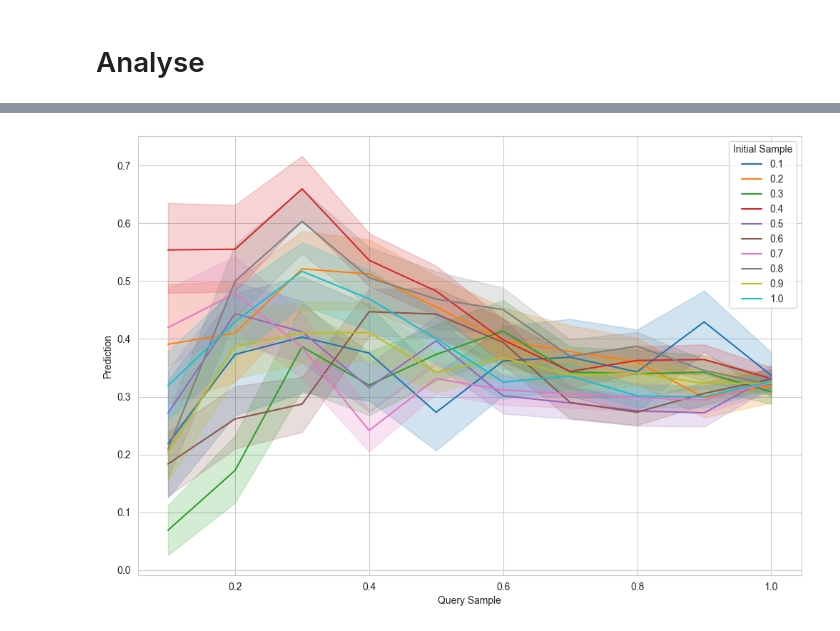
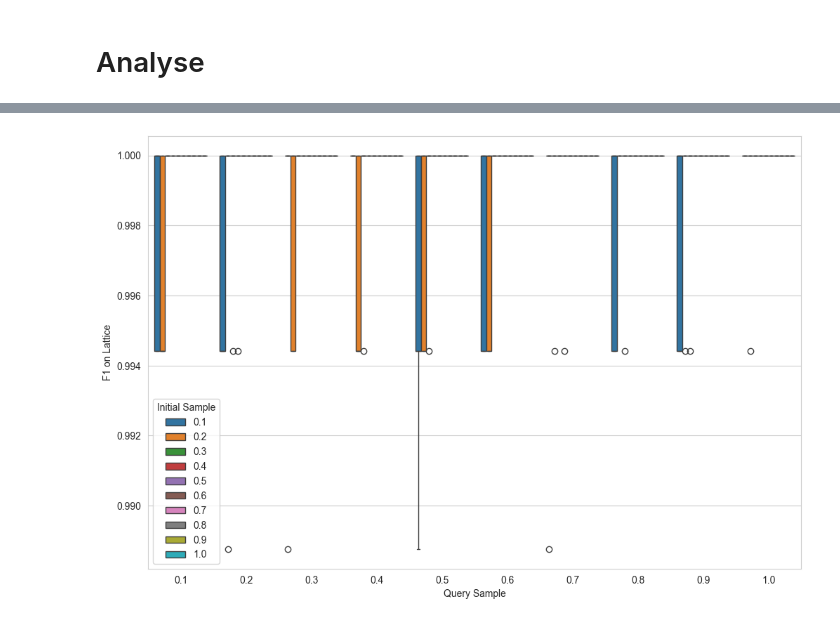
Before and after one commit to patrickmarcel/rankInsightGeneration, a Jupyter notebook: visu-results.ipynb, the cells around one changed output, grey strips where cells are left out. Saved outputs shown, nothing was run; the diff lists cells and outputs as text; code cells hidden in the pictures.

Commit message:
Results on cumulative (Error and recall@10)

```diff
--- a/visu-results.ipynb
+++ b/visu-results.ipynb
@@ -5,7 +5,7 @@ import pandas as pd
 import seaborn as sns
 from matplotlib import pyplot as plt
 # %%
-data = pd.read_csv("results/error_29-11-24:18:52:08.csv", index_col=0)
+data = pd.read_csv("results/f1-r@k_02-12-24:14:40:02.csv", index_col=0)
 #data = pd.read_csv("results/f1-r@k_29-11-24:18:52:08.csv", index_col=0)
 data['Initial Sample'] = data['Initial Sample'].astype(str)
 # %%
@@ -42,13 +42,13 @@ sns.heatmap(pivot, vmin=0, vmax=0.2)
 # %%
 a4_dims = (12, 8)
 fig, ax = plt.subplots(figsize=a4_dims)
 x="Query Sample"
-y="Prediction"
+y="F1 on Lattice"
 hue="Initial Sample"
-plot=sns.lineplot(ax=ax,data=data,x=x,y=y,hue=hue,)
-#sns.boxplot(ax=ax,data=data, x="Query Sample", y="Prediction", hue="Initial Sample",)
+#plot=sns.lineplot(ax=ax,data=data,x=x,y=y,hue=hue,)
+plot=sns.boxplot(ax=ax,data=data, x=x, y=y, hue=hue,)
 # %% [output]
-[figure, old version]
+[figure, new version]
 # %%
 save=plot.get_figure()
 name="figures/test_"+y+"_"+x+"_"+hue+".png"
```
Also changed, not shown: parts of 3 cells of this notebook, 9 other files.
